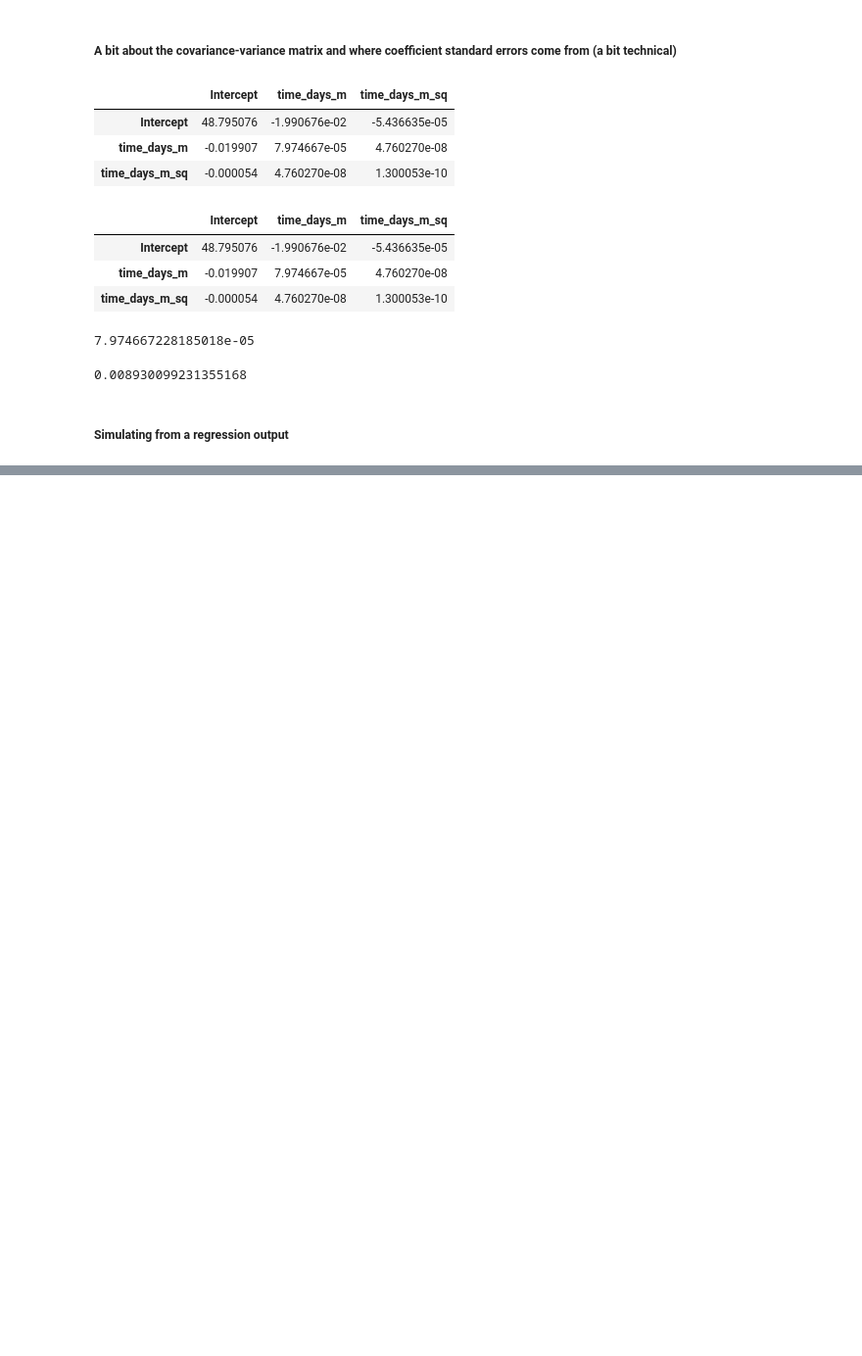
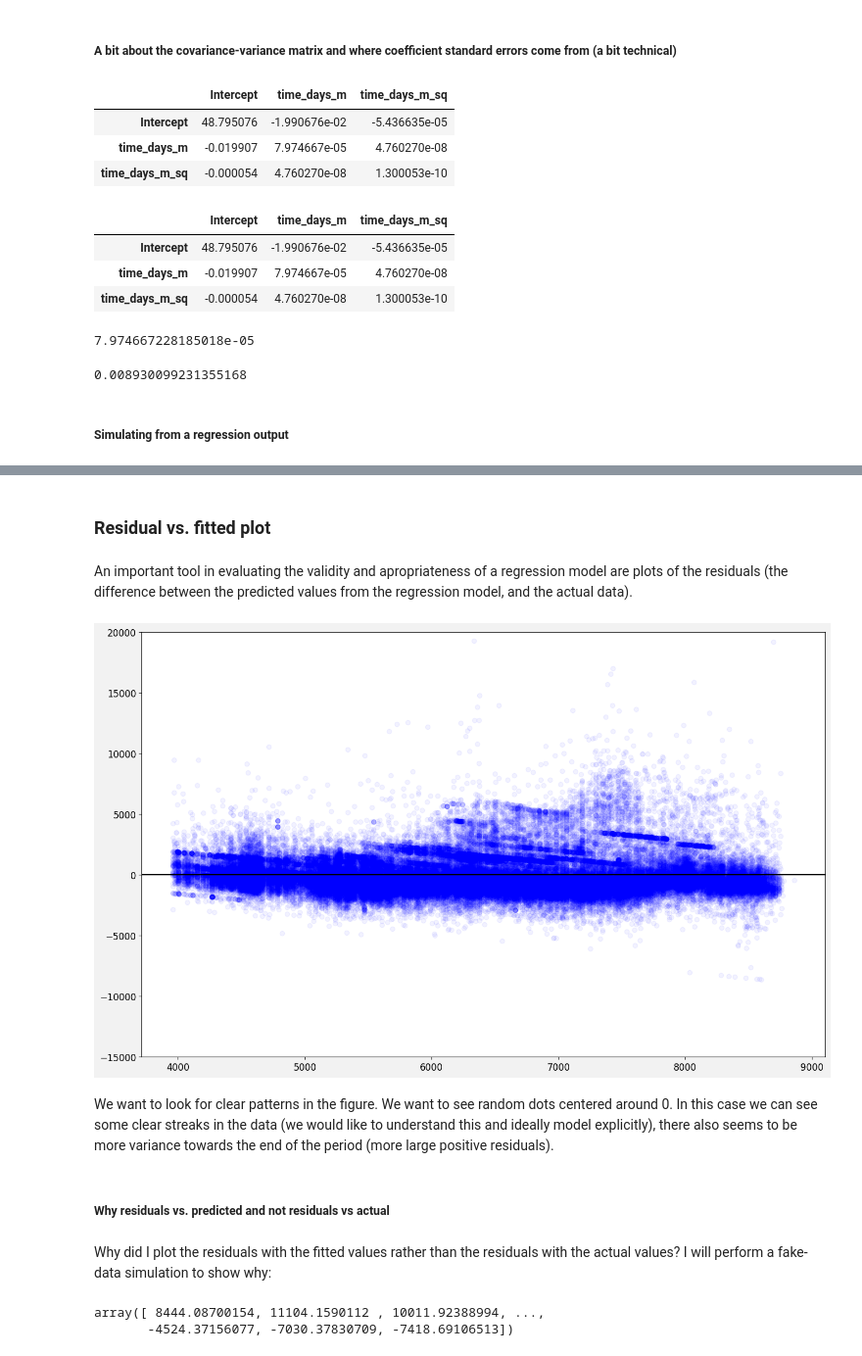
Before and after one commit to sebalexsmith/MET2010, a Jupyter notebook: Labs/Lab 9.ipynb, the cells around one changed output, grey strips where cells are left out. Shown at 98% size. Drawn from its saved outputs; the diff is of its cells as text; code cells hidden in the pictures; blank space fills up the shorter version.

```diff
--- a/Labs/Lab 9.ipynb
+++ b/Labs/Lab 9.ipynb
@@ -132,0 +205,19 @@ np.sqrt(vcov_scaled.iloc[1, 1])
+# %% [markdown]
+### Residual vs. fitted plot
+# %% [markdown]
+An important tool in evaluating the validity and apropriateness of a regression model are plots of the residuals (the difference between the predicted values from the regression model, and the actual data).
+# %%
+# Plotting the residuals from the model with quadratic trend:
+fig, ax = plt.subplots()
+ax.scatter(mod1.fittedvalues, mod1.resid, alpha = .05, color = 'blue')
+ax.set_ylim(-15000, 20000)
+ax.axhline(0, color = 'black')
+plt.show()
+# %% [output]
+[figure, added]
+# %% [markdown]
+We want to look for clear patterns in the figure. We want to see random dots centered around 0. In this case we can see some clear streaks in the data (we would like to understand this and ideally model explicitly), there also seems to be more variance towards the end of the period (more large positive residuals).
+# %% [markdown]
+##### Why residuals vs. predicted and not residuals vs actual
+# %% [markdown]
+Why did I plot the residuals with the fitted values rather than the residuals with the actual values? I will perform a fake-data simulation to show why:
@@ -132,0 +235,5 @@ np.sqrt(vcov_scaled.iloc[1, 1])
+# %%
+y_f
+# %% [output]
+array([ 8444.08700154, 11104.1590112 , 10011.92388994, ...,
+       -4524.37156077, -7030.37830709, -7418.69106513])
```
Also changed, not shown: parts of 34 cells of this notebook, 3 other files.
